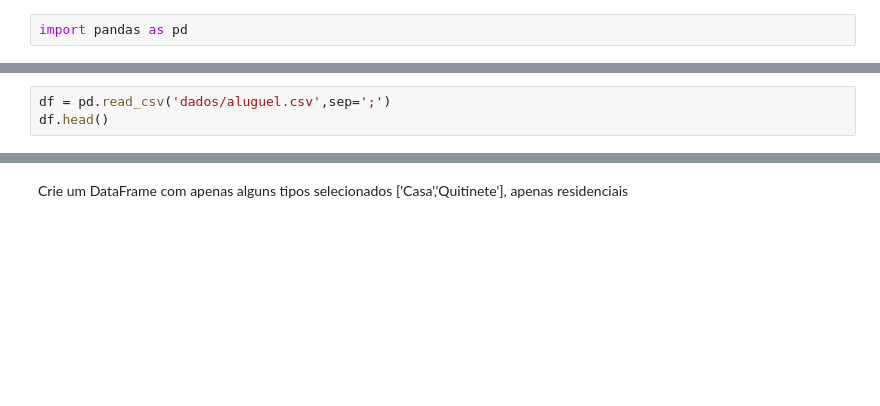
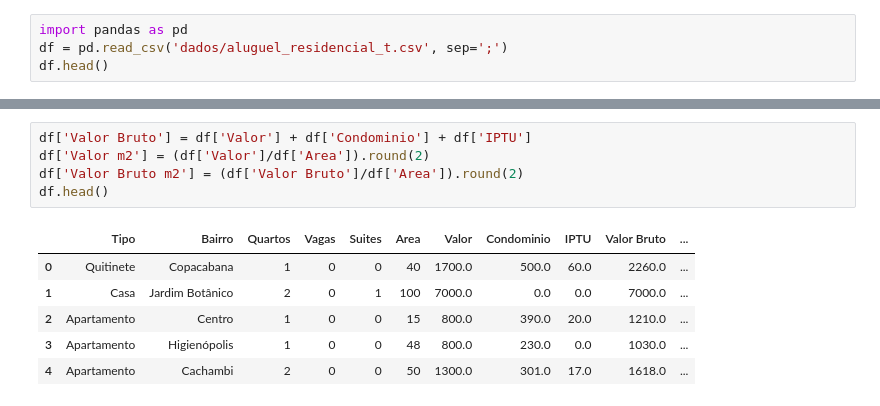
Before and after one commit to ciqueti/Curso-Pandas, a Jupyter notebook: teste.ipynb, the cells around one changed output, grey strips where cells are left out. Cells and saved outputs as stored; diff of their text form; blank space fills up the shorter version.

```diff
--- a/teste.ipynb
+++ b/teste.ipynb
@@ -5,2 +4,4 @@ Crie um DataFrame com todos os tipos de imóveis
 # %%
 import pandas as pd
+df = pd.read_csv('dados/aluguel_residencial_t.csv', sep=';')
+df.head()
@@ -7,3 +14,0 @@ import pandas as pd
-# %%
-df = pd.read_csv('dados/aluguel.csv',sep=';')
-df.head()
@@ -82,2 +15,12 @@ df_tipo
-# %% [markdown]
-Crie um DataFrame com apenas alguns tipos selecionados ['Casa','Quitinete'], apenas residenciais
+# %%
+df['Valor Bruto'] = df['Valor'] + df['Condominio'] + df['IPTU']
+df['Valor m2'] = (df['Valor']/df['Area']).round(2)
+df['Valor Bruto m2'] = (df['Valor Bruto']/df['Area']).round(2)
+df.head()
+# %% [output]
+|  | Tipo | Bairro | Quartos | Vagas | Suites | Area | Valor | Condominio | IPTU | Valor Bruto | ... |
+| 0 | Quitinete | Copacabana | 1 | 0 | 0 | 40 | 1700.0 | 500.0 | 60.0 | 2260.0 | ... |
+| 1 | Casa | Jardim Botânico | 2 | 0 | 1 | 100 | 7000.0 | 0.0 | 0.0 | 7000.0 | ... |
+| 2 | Apartamento | Centro | 1 | 0 | 0 | 15 | 800.0 | 390.0 | 20.0 | 1210.0 | ... |
+| 3 | Apartamento | Higienópolis | 1 | 0 | 0 | 48 | 800.0 | 230.0 | 0.0 | 1030.0 | ... |
+| 4 | Apartamento | Cachambi | 2 | 0 | 0 | 50 | 1300.0 | 301.0 | 17.0 | 1618.0 | ... |
```
Also changed, not shown: parts of 24 cells of this notebook, 7 other files.
